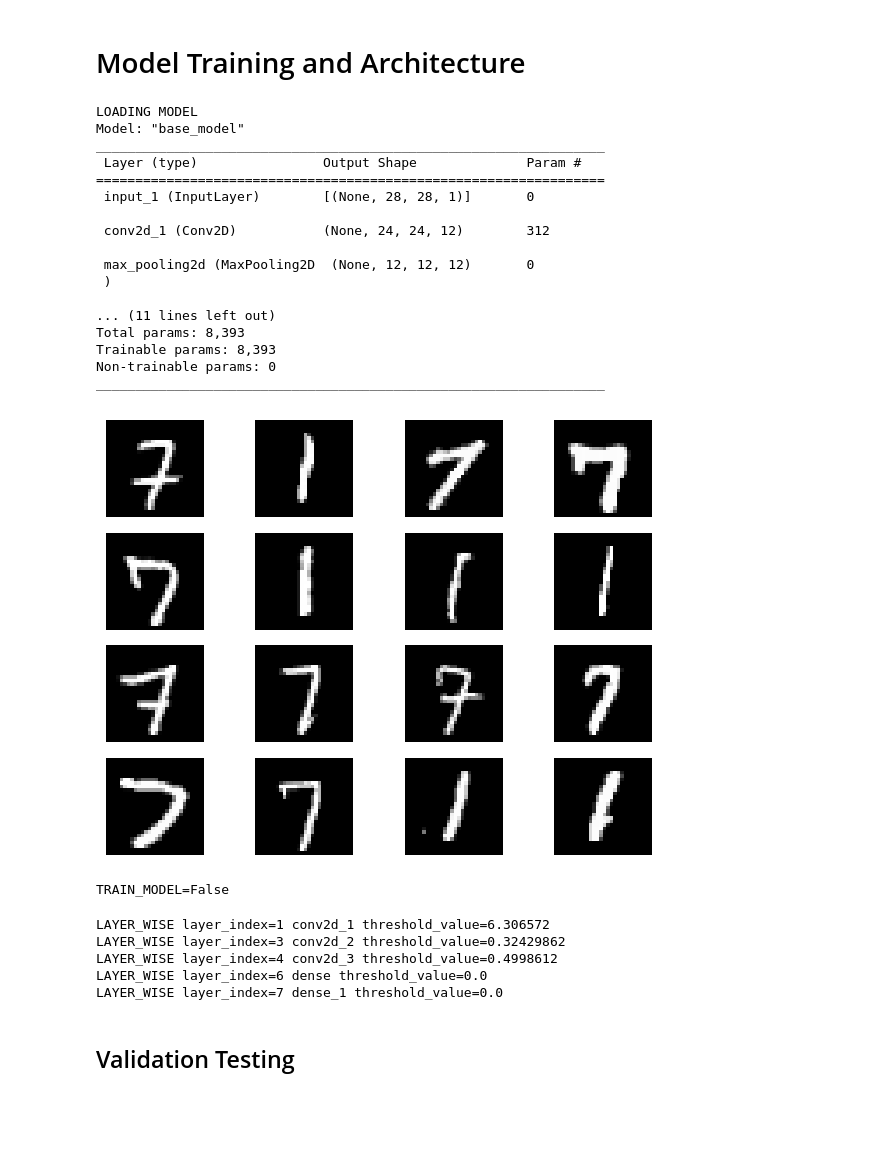
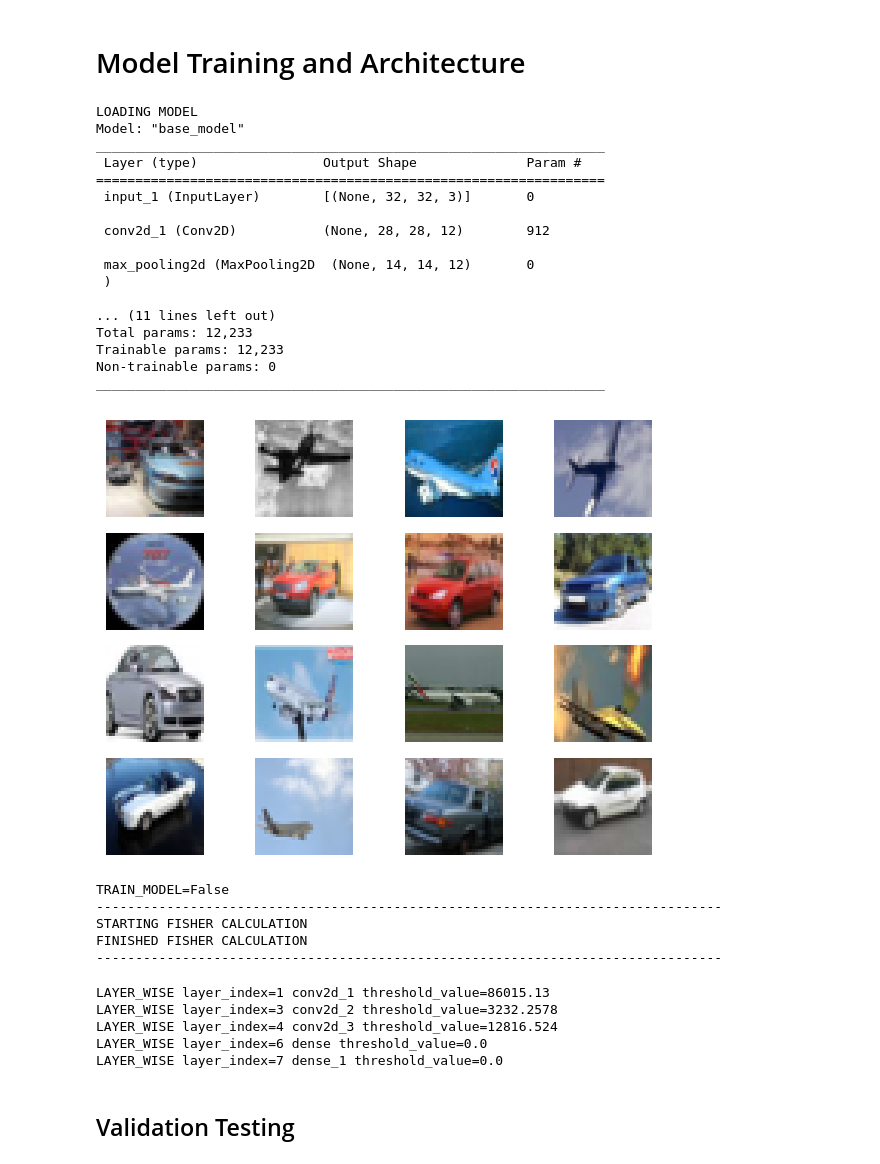
Before and after one commit to hmcalister/Tensorflow-Intepretability-Project, a Jupyter notebook: MNIST_Interpretability.ipynb, the cells around one changed output. Cells and saved outputs as stored; diff of their text form; code cells hidden in the pictures; blank space fills up the shorter version.

```diff
--- a/MNIST_Interpretability.ipynb
+++ b/MNIST_Interpretability.ipynb
@@ -13,11 +13,11 @@ print(tf.config.list_physical_devices('GPU'))
 # %% [output]
 [PhysicalDevice(name='/physical_device:GPU:0', device_type='GPU')]
 # %%
-MODEL_SAVE_PATH = "models/mnist_intepretability_model"
+MODEL_SAVE_PATH = "models/fashion_mnist_intepretability_model"
 LOAD_MODEL = True
 TRAIN_MODEL = not LOAD_MODEL
 
-task_digit_labels = [1,7]
+task_labels = [0,1]
 epochs = 5
 training_batches = 300
 validation_batches = 100
@@ -34,7 +34,7 @@ if LOAD_MODEL and os.path.exists(MODEL_SAVE_PATH):
 else:
     # Otherwise, make an entire new model!
     print("CREATING MODEL")
-    model_input_shape = (28,28,1)
+    model_input_shape = (32,32,3)
     model_inputs = model_layer = tf.keras.Input(shape=model_input_shape)
     model_layer = tf.keras.layers.Conv2D(12, (5,5), activation="relu", name="conv2d_1")(model_layer)
     model_layer = tf.keras.layers.MaxPool2D((2,2))(model_layer)
@@ -42,11 +42,11 @@ else:
     model_layer = tf.keras.layers.Conv2D(9, (3,3), activation="relu", name="conv2d_3")(model_layer)
     model_layer = tf.keras.layers.Flatten()(model_layer)
     model_layer = tf.keras.layers.Dense(10, activation="relu")(model_layer)
-    model_layer = tf.keras.layers.Dense(len(task_digit_labels))(model_layer)
+    model_layer = tf.keras.layers.Dense(len(task_labels))(model_layer)
 
     model = tf.keras.Model(inputs=model_inputs, outputs=model_layer, name="base_model")
 
-if len(task_digit_labels) == 2:
+if len(task_labels) == 2:
     loss_fn = tf.keras.losses.BinaryCrossentropy(from_logits=True)
 else:
     loss_fn = tf.keras.losses.CategoricalCrossentropy(from_logits=True)
@@ -57,24 +57,24 @@ Model: "base_model"
 _________________________________________________________________
  Layer (type)                Output Shape              Param #
 =================================================================
- input_1 (InputLayer)        [(None, 28, 28, 1)]       0
+ input_1 (InputLayer)        [(None, 32, 32, 3)]       0
 
- conv2d_1 (Conv2D)           (None, 24, 24, 12)        312
+ conv2d_1 (Conv2D)           (None, 28, 28, 12)        912
 
- max_pooling2d (MaxPooling2D  (None, 12, 12, 12)       0
+ max_pooling2d (MaxPooling2D  (None, 14, 14, 12)       0
  )
 
 ... (11 lines left out)
-Total params: 8,393
-Trainable params: 8,393
+Total params: 12,233
+Trainable params: 12,233
 Non-trainable params: 0
 _________________________________________________________________
 # %%
-task = MNISTClassificationTask(
+task = CIFAR10ClassificationTask(
         name=f"Task 0",
         model=model,
         model_base_loss=loss_fn,
-        task_digit_labels=task_digit_labels,
+        task_labels=task_labels,
         training_batches = training_batches,
         validation_batches = validation_batches,
         batch_size=batch_size
@@ -83,12 +83,12 @@ ewc_term_creator = EWC_Term_Creator(ewc_method, model, [task])
 # %%
 # Show some images from the task dataset
 data = task.validation_dataset.take(1)
 data_images, data_labels = data.as_numpy_iterator().next()
 data_images = data_images[:16]
 data_labels = data_labels[:16]
-plot_images(data_images, cmap="gray")
+plot_images(data_images)
 # %% [output]
-[figure, old version]
+[figure, new version]
 # %%
 if TRAIN_MODEL:
     checkpoint_path = MODEL_SAVE_PATH+"/checkpoint"
@@ -105,17 +105,21 @@ else:
 ewc_term = ewc_term_creator.create_term(ewc_lambda = 1)
 # %% [output]
 TRAIN_MODEL=False
+--------------------------------------------------------------------------------
+STARTING FISHER CALCULATION
+FINISHED FISHER CALCULATION
+--------------------------------------------------------------------------------
 # %%
 threshold_model = threshold_model_by_omega(task.model, ewc_term.omega_matrix,
     threshold_percentage = 0.2,
     comparison_method = ComparisonMethod.LAYER_WISE,
     aggregation_level = AggregationLevel.NO_AGGREGATION,
-    # aggregation_method = AggregationMethod.MEAN_AVERAGE,
+    aggregation_method = AggregationMethod.MEAN_AVERAGE,
 )
 # %% [output]
-LAYER_WISE layer_index=1 conv2d_1 threshold_value=6.306572
-LAYER_WISE layer_index=3 conv2d_2 threshold_value=0.32429862
-LAYER_WISE layer_index=4 conv2d_3 threshold_value=0.4998612
+LAYER_WISE layer_index=1 conv2d_1 threshold_value=86015.13
+LAYER_WISE layer_index=3 conv2d_2 threshold_value=3232.2578
+LAYER_WISE layer_index=4 conv2d_3 threshold_value=12816.524
 LAYER_WISE layer_index=6 dense threshold_value=0.0
 LAYER_WISE layer_index=7 dense_1 threshold_value=0.0
 # %% [markdown]
```
Also changed, not shown: parts of 9 cells of this notebook, 1 other file.
